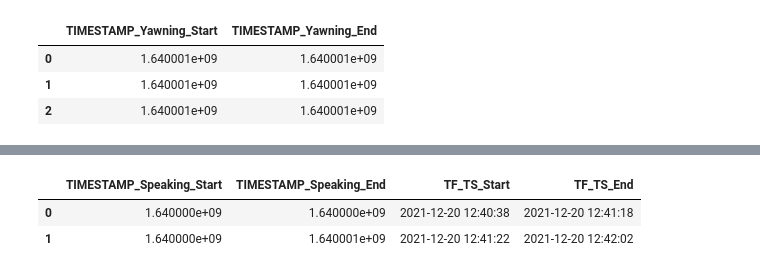
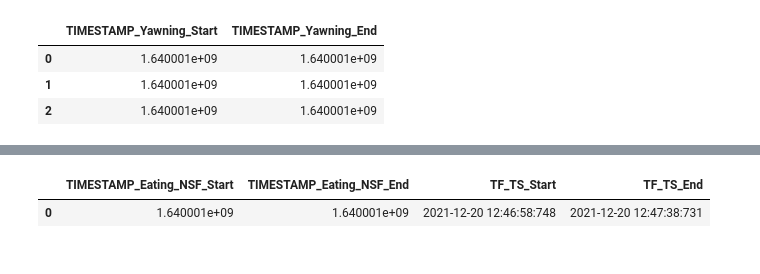
Before and after one commit to davidvblumenthal/nourriture_cEEG, a Jupyter notebook: exploration.ipynb, the cells around one changed output, grey strips where cells are left out. Saved outputs shown, nothing was run; the diff lists cells and outputs as text; code cells hidden in the pictures.

```diff
--- a/exploration.ipynb
+++ b/exploration.ipynb
@@ -107,8 +131,7 @@ for activities in routines:
     activities["TF_TS_Start"]=TF_TS_Start
     activities["TF_TS_End"]=TF_TS_End
 # %%
-speaking
+soup
 # %% [output]
-|  | TIMESTAMP_Speaking_Start | TIMESTAMP_Speaking_End | TF_TS_Start | TF_TS_End |
-| 0 | 1.640000e+09 | 1.640000e+09 | 2021-12-20 12:40:38 | 2021-12-20 12:41:18 |
-| 1 | 1.640000e+09 | 1.640001e+09 | 2021-12-20 12:41:22 | 2021-12-20 12:42:02 |
+|  | TIMESTAMP_Eating_NSF_Start | TIMESTAMP_Eating_NSF_End | TF_TS_Start | TF_TS_End |
+| 0 | 1.640001e+09 | 1.640001e+09 | 2021-12-20 12:46:58:748 | 2021-12-20 12:47:38:731 |
```
Also changed, not shown: parts of 13 cells of this notebook, 1 other file.
